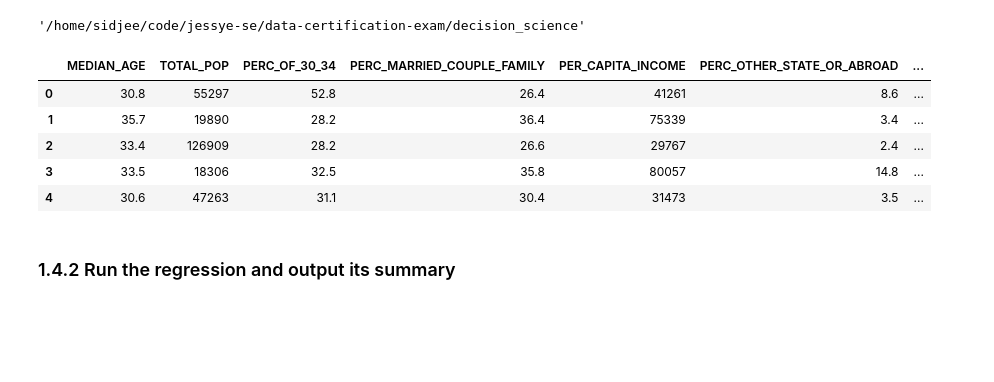
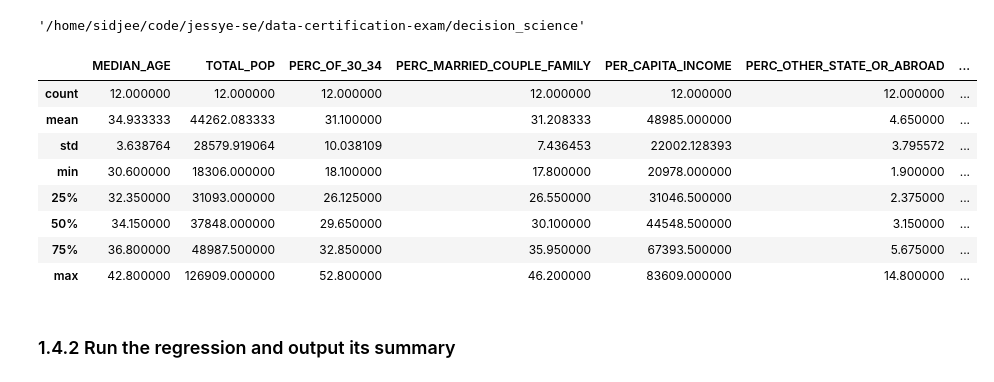
Before and after one commit to jessye-se/data-certification-exam, a Jupyter notebook: decision_science/boston_crimes.ipynb, the cells around one changed output. Saved outputs shown, nothing was run; the diff lists cells and outputs as text; code cells hidden in the pictures; blank space fills up the shorter version.

```diff
--- a/decision_science/boston_crimes.ipynb
+++ b/decision_science/boston_crimes.ipynb
@@ -199,14 +197,17 @@ os.getcwd()
 # %%
 csv_path=os.path.join("data")
 data = pd.read_csv(os.path.join(csv_path, 'boston_crimes_regression.csv'))
-data.head()
+data.describe()
 # %% [output]
 |  | MEDIAN_AGE | TOTAL_POP | PERC_OF_30_34 | PERC_MARRIED_COUPLE_FAMILY | PER_CAPITA_INCOME | PERC_OTHER_STATE_OR_ABROAD | ... |
-| 0 | 30.8 | 55297 | 52.8 | 26.4 | 41261 | 8.6 | ... |
-| 1 | 35.7 | 19890 | 28.2 | 36.4 | 75339 | 3.4 | ... |
-| 2 | 33.4 | 126909 | 28.2 | 26.6 | 29767 | 2.4 | ... |
-| 3 | 33.5 | 18306 | 32.5 | 35.8 | 80057 | 14.8 | ... |
-| 4 | 30.6 | 47263 | 31.1 | 30.4 | 31473 | 3.5 | ... |
+| count | 12.000000 | 12.000000 | 12.000000 | 12.000000 | 12.000000 | 12.000000 | ... |
+| mean | 34.933333 | 44262.083333 | 31.100000 | 31.208333 | 48985.000000 | 4.650000 | ... |
+| std | 3.638764 | 28579.919064 | 10.038109 | 7.436453 | 22002.128393 | 3.795572 | ... |
+| min | 30.600000 | 18306.000000 | 18.100000 | 17.800000 | 20978.000000 | 1.900000 | ... |
+| 25% | 32.350000 | 31093.000000 | 26.125000 | 26.550000 | 31046.500000 | 2.375000 | ... |
+| 50% | 34.150000 | 37848.000000 | 29.650000 | 30.100000 | 44548.500000 | 3.150000 | ... |
+| 75% | 36.800000 | 48987.500000 | 32.850000 | 35.950000 | 67393.500000 | 5.675000 | ... |
+| max | 42.800000 | 126909.000000 | 52.800000 | 46.200000 | 83609.000000 | 14.800000 | ... |
 # %% [markdown]
 ### 1.4.2 Run the regression and output its summary
 # %% [markdown]
```
Also changed, not shown: parts of 30 cells of this notebook, 5 other files.
